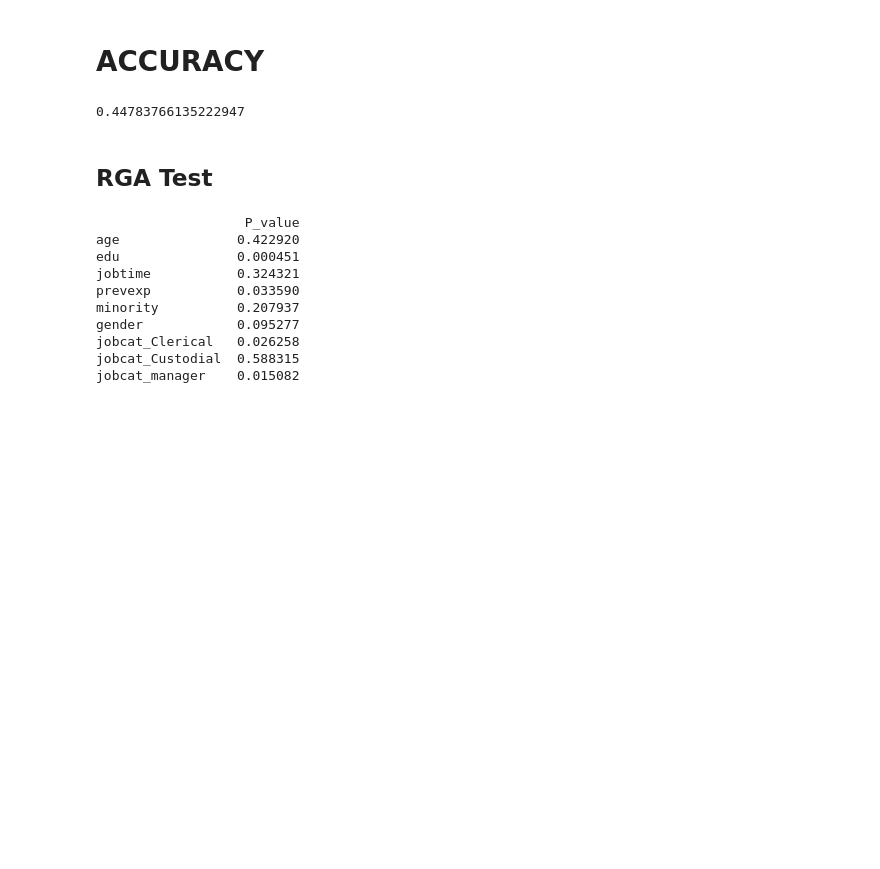
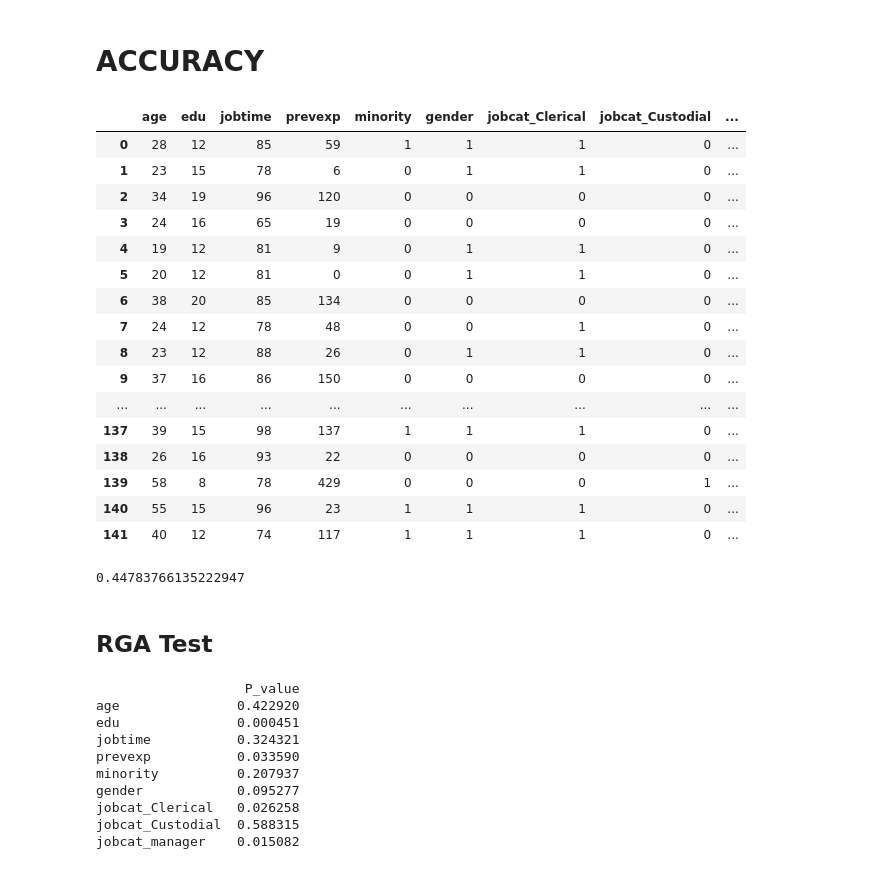
Before and after one commit to GolnooshBabaei/safeaipackage, a Jupyter notebook: examples/Employee_regression.ipynb, the cells around one changed output. Saved outputs shown, nothing was run; the diff lists cells and outputs as text; code cells hidden in the pictures; blank space fills up the shorter version.

```diff
--- a/examples/Employee_regression.ipynb
+++ b/examples/Employee_regression.ipynb
@@ -66,12 +64,14 @@ data.head()
 | 3 | 41 | 8 | 98 | 190 | 0 | 1 | 1 | 0 | ... |
 | 4 | 33 | 15 | 98 | 138 | 0 | 0 | 1 | 0 | ... |
 # %%
-X = data.drop(["salary_growth"], axis=1)
-y = data["salary_growth"]
+X = data.drop(["salary_growth", "doubling_salary"], axis=1)
+y_reg = data["salary_growth"]
+y_clas = data["doubling_salary"]
 
-xtrain, xtest, ytrain, ytest = train_test_split(X, y, test_size=0.3, random_state=1)
+xtrain_reg, xtest_reg, ytrain_reg, ytest_reg = train_test_split(X, y_reg, test_size=0.3, random_state=1)
+xtrain_clas, xtest_clas, ytrain_clas, ytest_clas = train_test_split(X, y_clas, test_size=0.3, random_state=1)
 
-print(xtrain.shape)
-print(xtest.shape)
+print(xtrain_reg.shape)
+print(xtrain_clas.shape)
 # %% [output]
 (331, 9)
@@ -79,7 +79,7 @@ print(xtest.shape)
 # %%
-ann_full = MLPRegressor(random_state=1).fit(xtrain, ytrain)
+ann_full = MLPRegressor(random_state=1).fit(xtrain_reg, ytrain_reg)
 
-ann_predictions_full = ann_full.predict(xtest)
+ann_predictions_full = ann_full.predict(xtest_reg)
 ann_predictions_full
 # %% [output]
 array([ 3953.9401448 ,  2649.5728026 ,  5670.15745654,  2652.09287437,
@@ -101,0 +115,5 @@ array([ 3953.9401448 ,  2649.5728026 ,  5670.15745654,  2652.09287437,
+# %%
+rf_model_full = RandomForestClassifier(random_state=1).fit(xtrain_clas, ytrain_clas)
+
+rf_predictions_full = [x[1] for x in rf_model_full.predict_proba(xtest_clas)]
+rf_predictions_full
@@ -102,5 +138,33 @@ array([ 3953.9401448 ,  2649.5728026 ,  5670.15745654,  2652.09287437,
 # %% [markdown]
 # ACCURACY
+# %%
+xtest_clas.reset_index(inplace=True, drop=True)
+y_test_class = pd.DataFrame(ytest_clas).reset_index( drop=True)
+y_test_reg = pd.DataFrame(ytest_reg).reset_index( drop=True)
+test_data = pd.concat([xtest_clas, y_test_class,
+                       y_test_reg, pd.DataFrame(rf_predictions_full, columns=["classification_results"]),
+                       pd.DataFrame(ann_predictions_full, columns=["regression_results"])],
+                      axis=1)
+
+test_data
+# %% [output]
+|  | age | edu | jobtime | prevexp | minority | gender | jobcat_Clerical | jobcat_Custodial | ... |
+| 0 | 28 | 12 | 85 | 59 | 1 | 1 | 1 | 0 | ... |
+| 1 | 23 | 15 | 78 | 6 | 0 | 1 | 1 | 0 | ... |
+| 2 | 34 | 19 | 96 | 120 | 0 | 0 | 0 | 0 | ... |
+| 3 | 24 | 16 | 65 | 19 | 0 | 0 | 0 | 0 | ... |
+| 4 | 19 | 12 | 81 | 9 | 0 | 1 | 1 | 0 | ... |
+| 5 | 20 | 12 | 81 | 0 | 0 | 1 | 1 | 0 | ... |
+| 6 | 38 | 20 | 85 | 134 | 0 | 0 | 0 | 0 | ... |
+| 7 | 24 | 12 | 78 | 48 | 0 | 0 | 1 | 0 | ... |
+| 8 | 23 | 12 | 88 | 26 | 0 | 1 | 1 | 0 | ... |
+| 9 | 37 | 16 | 86 | 150 | 0 | 0 | 0 | 0 | ... |
+| ... | ... | ... | ... | ... | ... | ... | ... | ... | ... |
+| 137 | 39 | 15 | 98 | 137 | 1 | 1 | 1 | 0 | ... |
+| 138 | 26 | 16 | 93 | 22 | 0 | 0 | 0 | 0 | ... |
+| 139 | 58 | 8 | 78 | 429 | 0 | 0 | 0 | 1 | ... |
+| 140 | 55 | 15 | 96 | 23 | 1 | 1 | 1 | 0 | ... |
+| 141 | 40 | 12 | 74 | 117 | 1 | 1 | 1 | 0 | ... |
 # %%
 #ACCURACY
 
```
Also changed, not shown: parts of 9 cells of this notebook, 13 other files.
